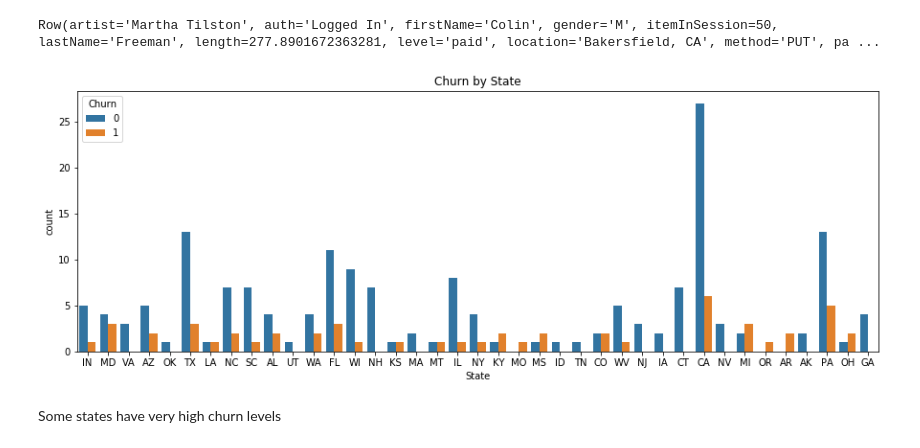
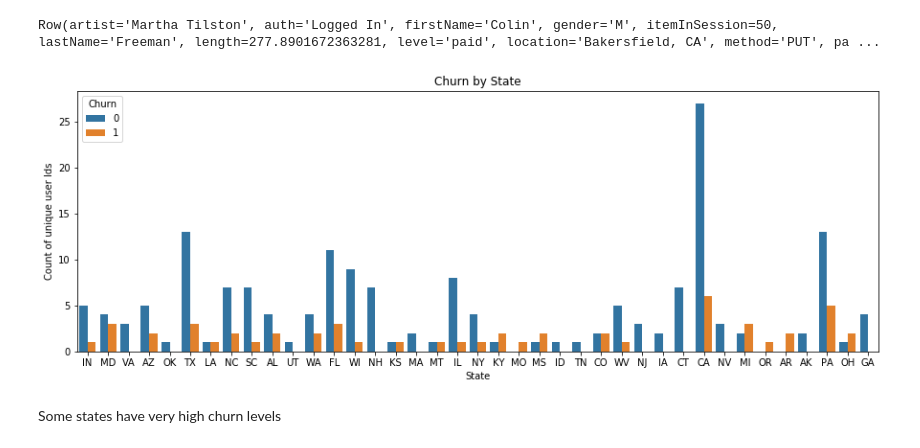
Before and after one commit to khodjaevsh/sparkify, a Jupyter notebook: Sparkify.ipynb, the cells around one changed output. Saved outputs shown, nothing was run; the diff lists cells and outputs as text; code cells hidden in the pictures.

```diff
--- a/Sparkify.ipynb
+++ b/Sparkify.ipynb
@@ -190,13 +213,14 @@ Row(artist='Martha Tilston', auth='Logged In', firstName='Colin', gender='M', it
 # %%
 df.createOrReplaceTempView('df')
 location = spark.sql('select State, Churn, count(distinct userId) as count from df \
 group by State, Churn').toPandas().dropna()
 plt.figure(figsize = (15,5))
 sns.barplot(data = location, x ='State', y = 'count', hue = 'Churn')
+plt.ylabel('Count of unique user Ids')
 plt.title('Churn by State')
 plt.show()
 # %% [output]
-[figure, old version]
+[figure, new version]
 # %% [markdown]
 Some states have very high churn levels
 # %% [markdown]
```
Also changed, not shown: parts of 20 cells of this notebook, 2 other files.
